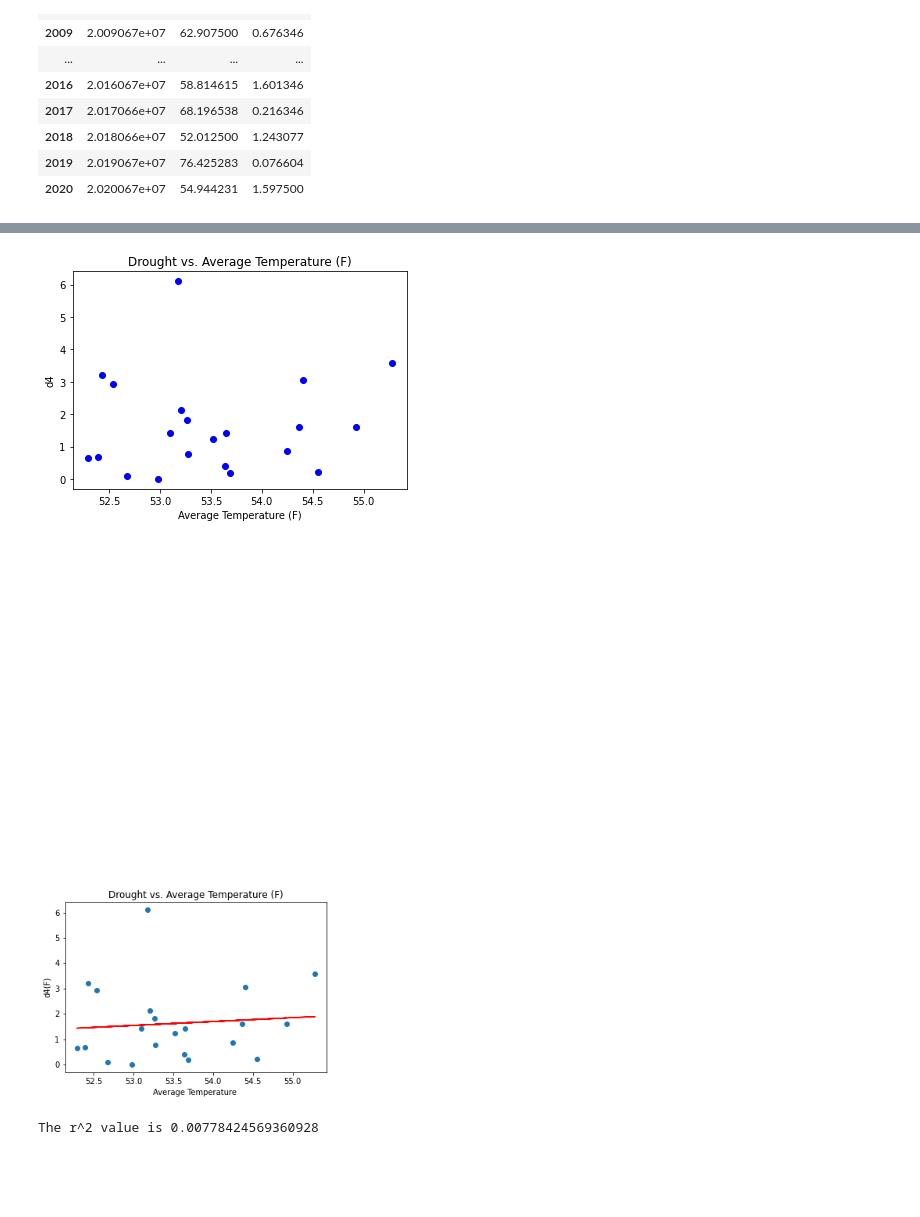
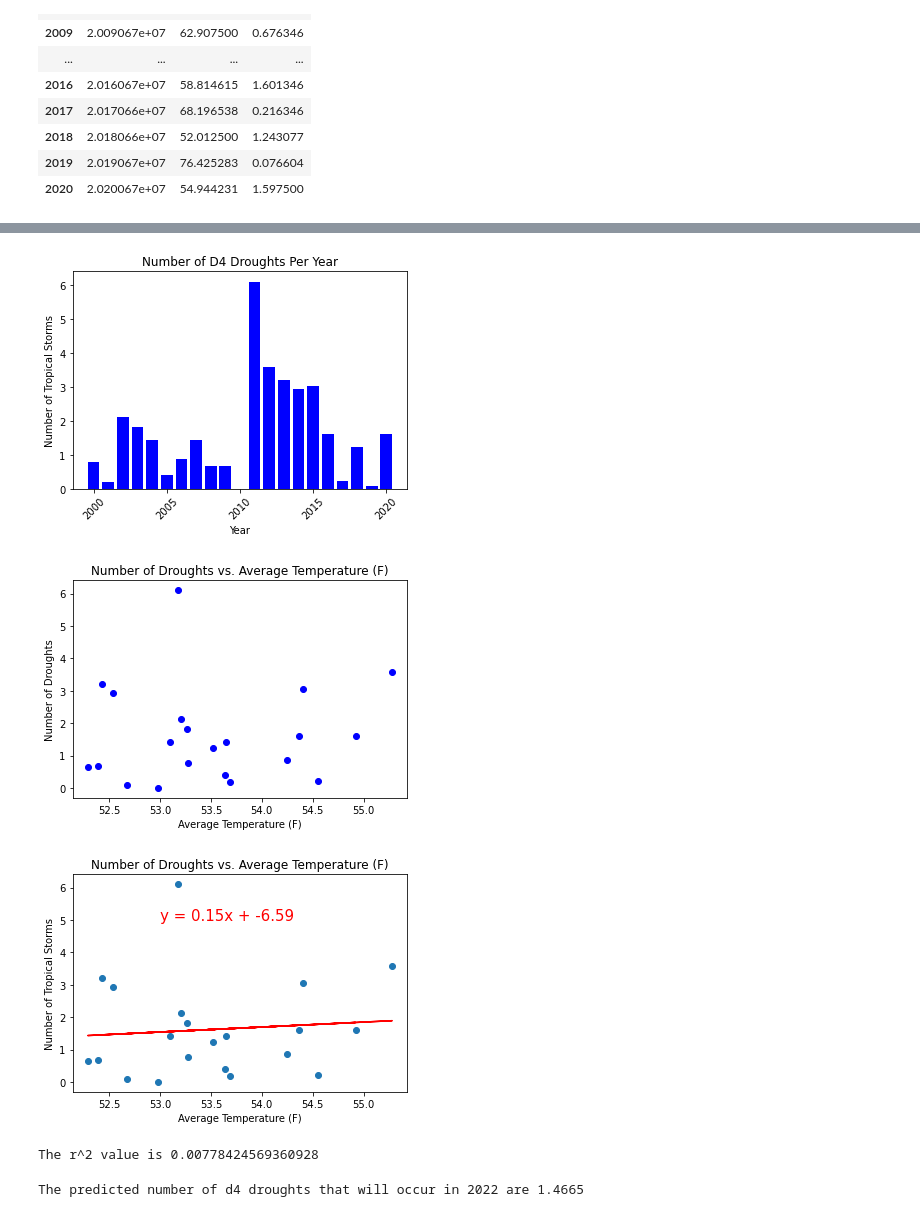
Before and after one commit to SaradhaRam/Climatechange-Extreme-Weather-Analysis, a Jupyter notebook: Drought_Guy.ipynb, the cells around one changed output, grey strips where cells are left out. Drawn from its saved outputs; the diff is of its cells as text; code cells hidden in the pictures; blank space fills up the shorter version.

```diff
--- a/Drought_Guy.ipynb
+++ b/Drought_Guy.ipynb
@@ -28,7 +7,12 @@ temp.head(20)
+# %%
+# Data file paths
+temp = "drought_data/average_temp_2000_2020.txt"
+df = "drought_data/drought_data.csv"
+
+# Store data into dataframes
+temp = pd.read_csv(temp)
+df = pd.read_csv(df)
 # %%
 lines = temp.plot.line(x="Year", y="Average_Temp")
 # %% [output]
 [figure]
-# %%
-df = pd.read_csv("C:/Users/pc/Downloads/drought_data.csv")
-df.head(20)
@@ -131,34 +107,54 @@ fig.savefig('two_different_y_axis_for_single_python_plot_with_twinx.jpg',
+# %%
+# Create x and y axis for bar chart
+x_axis = year
+y_axis = d4
+
+# Create bar plot to display number of tropical storms per year
+plt.bar(x_axis, y_axis, color='b', align="center")
+plt.title("Number of D4 Droughts Per Year")
+plt.xlabel("Year")
+plt.xticks(rotation= 45)
+plt.ylabel("Number of Tropical Storms")
+plt.show()
+# %% [output]
+[figure, added]
 # %%
 # Create x and y axis for scatter chart
-x_axis = temp["Average_Temp"]
+x_axis = temp
 y_axis = d4
 
 # Create scatter chart to display number of tropical storms against average temp.
 plt.scatter(x_axis, y_axis, color='b')
-plt.title("Drought vs. Average Temperature (F)")
+plt.title("Number of Droughts vs. Average Temperature (F)")
 plt.xlabel("Average Temperature (F)")
-plt.ylabel("d4")
+plt.ylabel("Number of Droughts")
 plt.show()
 # %% [output]
-[figure, old version]
+[figure, new version]
 # %%
 # Plot the regression line equation on scatter plot
-(slope, intercept, rvalue, pvalue, stderr) = st.linregress(x_axis, y_axis)
+(slope, intercept, rvalue, pvalue, stderr) = linregress(x_axis, y_axis)
 regress_values = x_axis * slope + intercept
 line_eq = "y = " + str(round(slope,2)) + "x + " + str(round(intercept,2))
 
 plt.plot(x_axis, regress_values, "r-")
-plt.annotate(line_eq, (53,20), fontsize=15, color="red")
+plt.annotate(line_eq, (53,5), fontsize=15, color="red")
 
-plt.title("Drought vs. Average Temperature (F)")
-plt.xlabel("Average Temperature ")
-plt.ylabel("d4(F)")
+plt.title("Number of Droughts vs. Average Temperature (F)")
+plt.xlabel("Average Temperature (F)")
+plt.ylabel("Number of Tropical Storms")
 plt.scatter(x_axis, y_axis)
 plt.show()
 
 # Print r-value
 r_square = rvalue*rvalue
 print(f'The r^2 value is {r_square}')
 # %% [output]
-[figure, old version]
+[figure, new version]
 The r^2 value is 0.00778424569360928
+# %%
+# Using the regression line and predicted temperature for 2022 (53.71), predict the number of hurricanes in 2022
+droughts_2022 = (0.15 * 53.71) - 6.59
+print(f'The predicted number of d4 droughts that will occur in 2022 are {droughts_2022}')
+# %% [output]
+The predicted number of d4 droughts that will occur in 2022 are 1.4665
```
Also changed, not shown: parts of 6 cells of this notebook, 3 other files.
